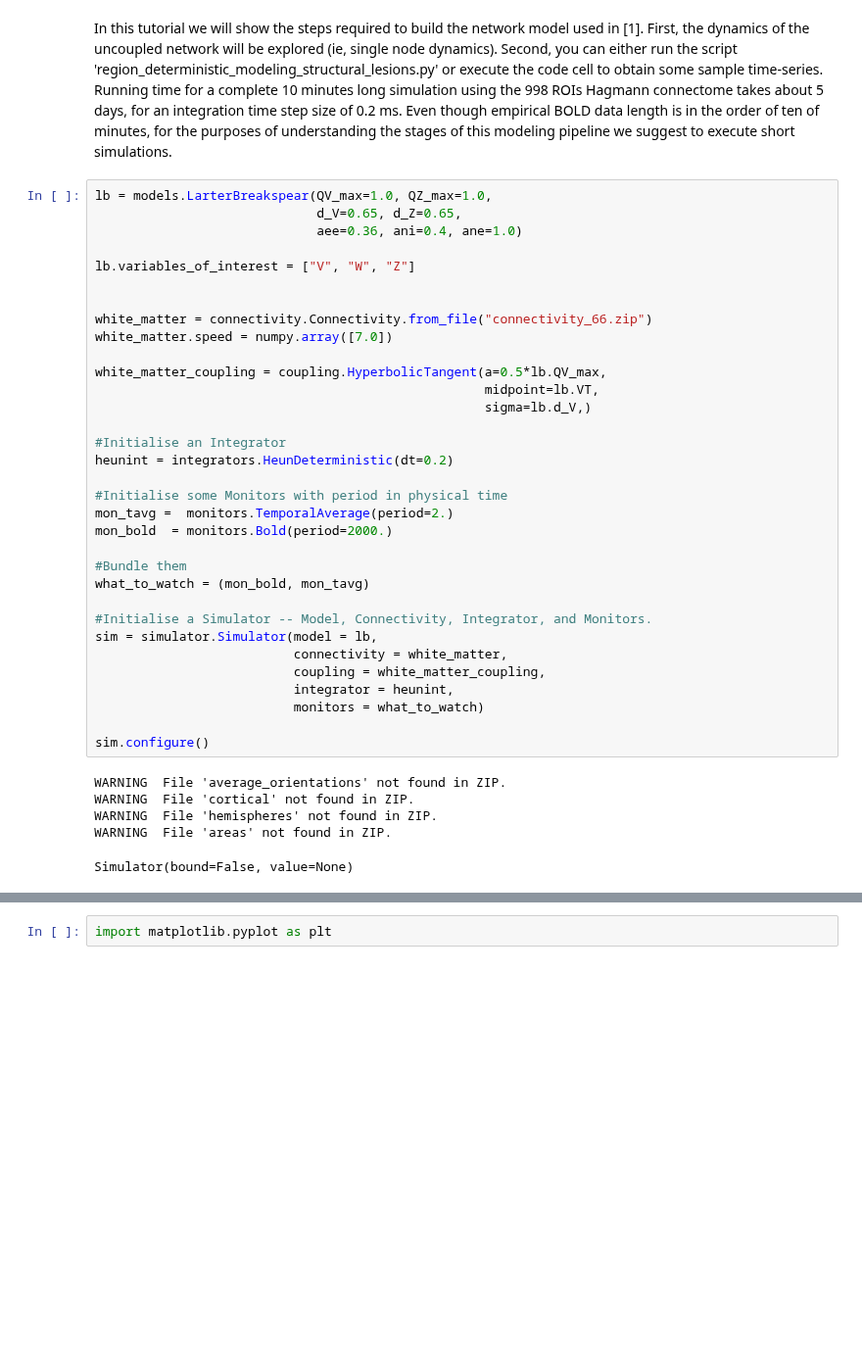
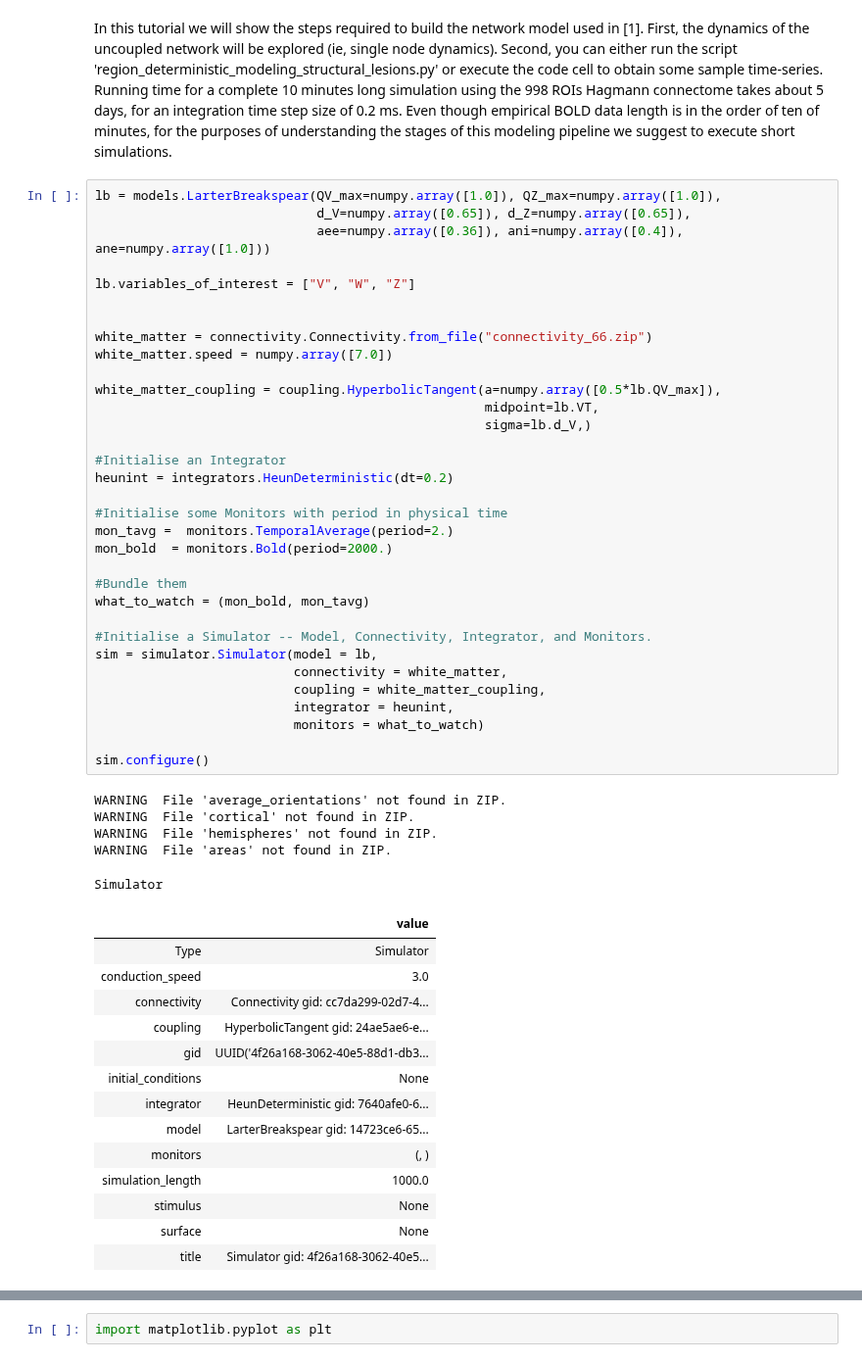
Before and after one commit to the-virtual-brain/tvb-root, a Jupyter notebook: tvb_documentation/tutorials/tutorial_s8_ModelingTheImpactOfStructuralLesionsPart2.ipynb, the cells around one changed output, grey strips where cells are left out. Shown at 98% size. Cells and saved outputs as stored; diff of their text form; blank space fills up the shorter version.

```diff
--- a/tvb_documentation/tutorials/tutorial_s8_ModelingTheImpactOfStructuralLesionsPart2.ipynb
+++ b/tvb_documentation/tutorials/tutorial_s8_ModelingTheImpactOfStructuralLesionsPart2.ipynb
@@ -9,42 +25,56 @@ Populating the interactive namespace from numpy and matplotlib
 # %% [markdown]
 In this tutorial we will show the steps required to build the network model used in [1]. First, the dynamics of the uncoupled network will be explored (ie, single node dynamics). Second, you can either run the script 'region_deterministic_modeling_structural_lesions.py' or execute the code cell to obtain some sample time-series. Running time for a complete 10 minutes long simulation using the 998 ROIs Hagmann connectome takes about 5 days, for an integration time step size of 0.2 ms. Even though empirical BOLD data length is in the order of ten of minutes, for the purposes of understanding the stages of this modeling pipeline we suggest to execute short simulations.
 # %%
-lb = models.LarterBreakspear(QV_max=1.0, QZ_max=1.0,
-                             d_V=0.65, d_Z=0.65,
-                             aee=0.36, ani=0.4, ane=1.0)
+lb = models.LarterBreakspear(QV_max=numpy.array([1.0]), QZ_max=numpy.array([1.0]),
+                             d_V=numpy.array([0.65]), d_Z=numpy.array([0.65]),
+                             aee=numpy.array([0.36]), ani=numpy.array([0.4]), ane=numpy.array([1.0]))
 
 lb.variables_of_interest = ["V", "W", "Z"]
 
 
 white_matter = connectivity.Connectivity.from_file("connectivity_66.zip")
 white_matter.speed = numpy.array([7.0])
 
-white_matter_coupling = coupling.HyperbolicTangent(a=0.5*lb.QV_max,
+white_matter_coupling = coupling.HyperbolicTangent(a=numpy.array([0.5*lb.QV_max]),
                                                    midpoint=lb.VT,
                                                    sigma=lb.d_V,)
 
 #Initialise an Integrator
 heunint = integrators.HeunDeterministic(dt=0.2)
 
 #Initialise some Monitors with period in physical time
 mon_tavg =  monitors.TemporalAverage(period=2.)
 mon_bold  = monitors.Bold(period=2000.)
 
 #Bundle them
 what_to_watch = (mon_bold, mon_tavg)
 
 #Initialise a Simulator -- Model, Connectivity, Integrator, and Monitors.
 sim = simulator.Simulator(model = lb,
                           connectivity = white_matter,
                           coupling = white_matter_coupling,
                           integrator = heunint,
                           monitors = what_to_watch)
 
 sim.configure()
 # %% [output]
 WARNING  File 'average_orientations' not found in ZIP.
 WARNING  File 'cortical' not found in ZIP.
 WARNING  File 'hemispheres' not found in ZIP.
 WARNING  File 'areas' not found in ZIP.
-Simulator(bound=False, value=None)
+Simulator
+|  | value |
+| Type | Simulator |
+| conduction_speed | 3.0 |
+| connectivity | Connectivity gid: cc7da299-02d7-4... |
+| coupling | HyperbolicTangent gid: 24ae5ae6-e... |
+| gid | UUID('4f26a168-3062-40e5-88d1-db3... |
+| initial_conditions | None |
+| integrator | HeunDeterministic gid: 7640afe0-6... |
+| model | LarterBreakspear gid: 14723ce6-65... |
+| monitors | (, ) |
+| simulation_length | 1000.0 |
+| stimulus | None |
+| surface | None |
+| title | Simulator gid: 4f26a168-3062-40e5... |
 # %%
```
Also changed, not shown: parts of 4 cells of this notebook, 4 other files.
